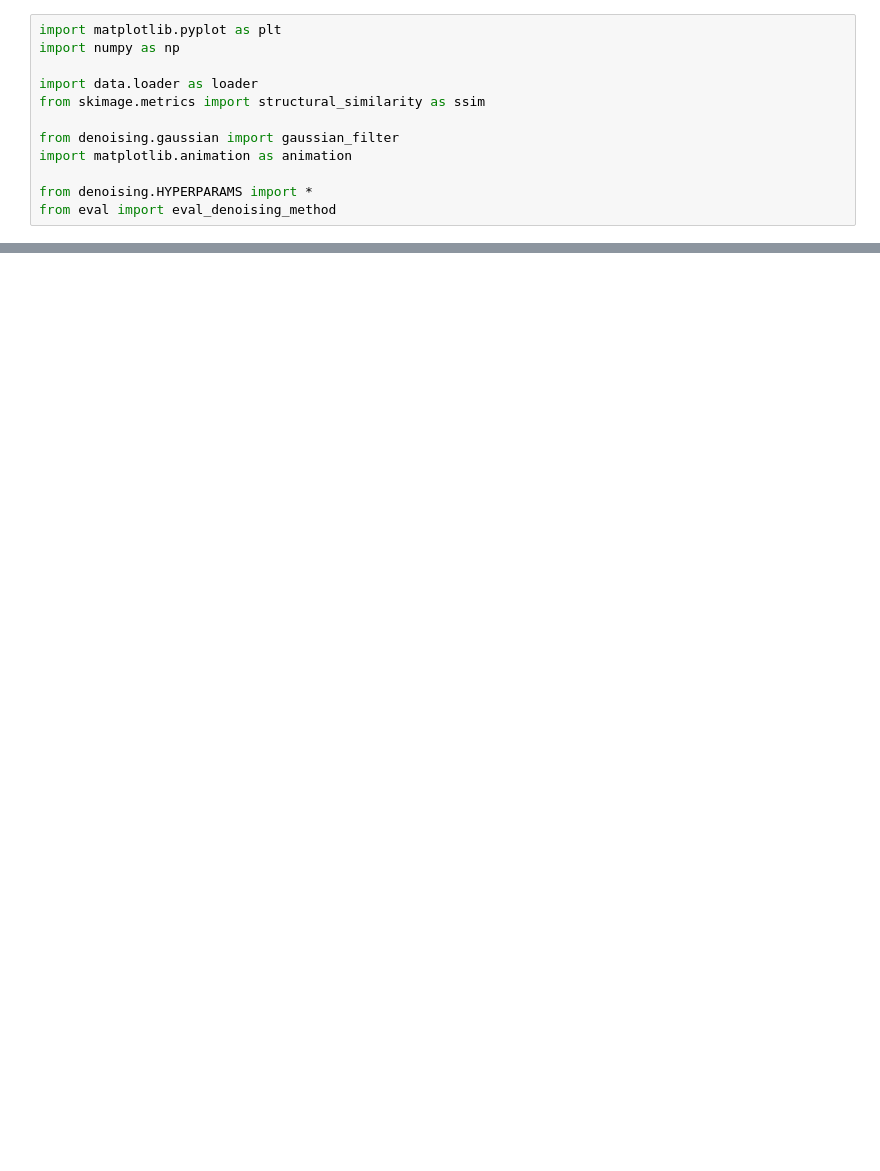
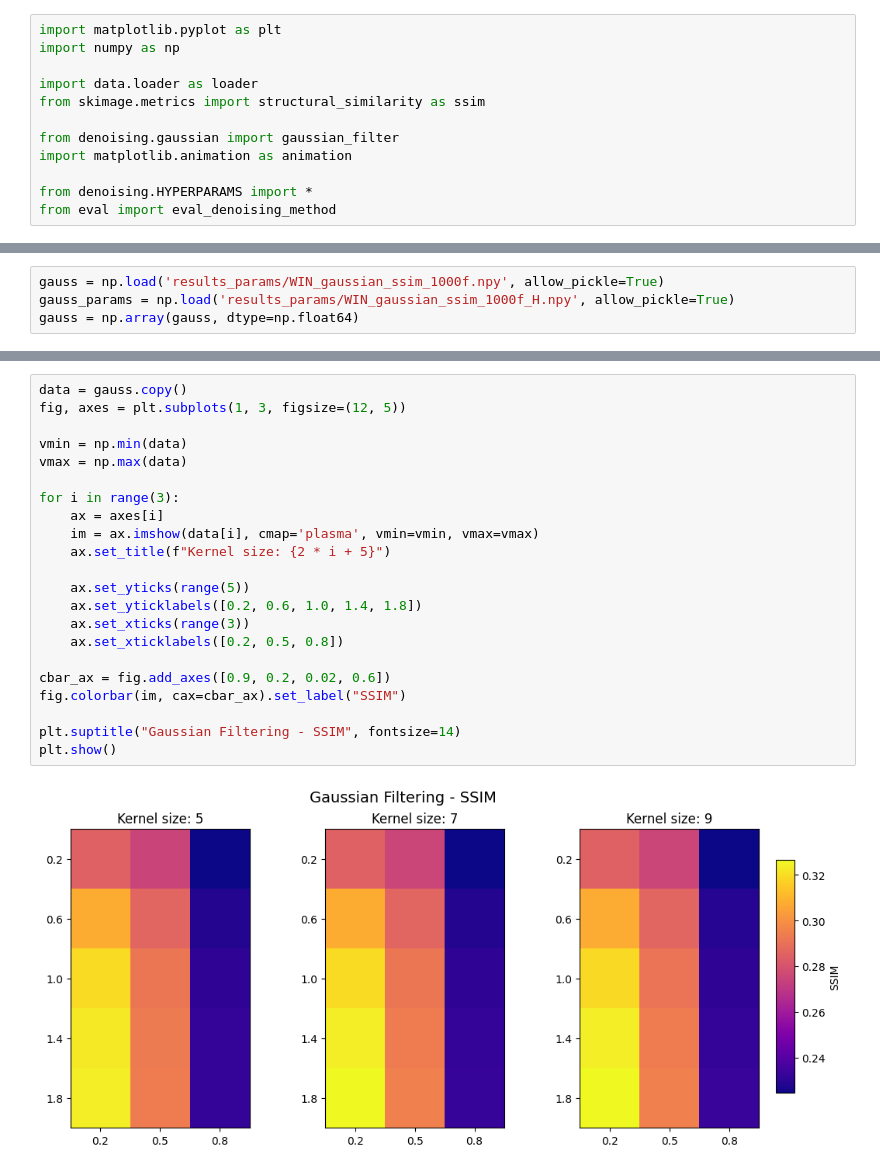
Before and after one commit to Rpplctns/denoising-voltage-imaging-videos, a Jupyter notebook: main.ipynb, the cells around one changed output, grey strips where cells are left out. Cells and saved outputs as stored; diff of their text form; blank space fills up the shorter version.

```diff
--- a/main.ipynb
+++ b/main.ipynb
@@ -73,0 +225,4 @@ array([[[{'kernel_size': 5, 'sigma_xy': 0.5, 'sigma_t': 0.5},
+# %%
+gauss = np.load('results_params/WIN_gaussian_ssim_1000f.npy', allow_pickle=True)
+gauss_params = np.load('results_params/WIN_gaussian_ssim_1000f_H.npy', allow_pickle=True)
+gauss = np.array(gauss, dtype=np.float64)
@@ -73,0 +269,24 @@ array([[[{'kernel_size': 5, 'sigma_xy': 0.5, 'sigma_t': 0.5},
+# %%
+data = gauss.copy()
+fig, axes = plt.subplots(1, 3, figsize=(12, 5))
+
+vmin = np.min(data)
+vmax = np.max(data)
+
+for i in range(3):
+    ax = axes[i]
+    im = ax.imshow(data[i], cmap='plasma', vmin=vmin, vmax=vmax)
+    ax.set_title(f"Kernel size: {2 * i + 5}")
+
+    ax.set_yticks(range(5))
+    ax.set_yticklabels([0.2, 0.6, 1.0, 1.4, 1.8])
+    ax.set_xticks(range(3))
+    ax.set_xticklabels([0.2, 0.5, 0.8])
+
+cbar_ax = fig.add_axes([0.9, 0.2, 0.02, 0.6])
+fig.colorbar(im, cax=cbar_ax).set_label("SSIM")
+
+plt.suptitle("Gaussian Filtering - SSIM", fontsize=14)
+plt.show()
+# %% [output]
+[figure, added]
```
Also changed, not shown: parts of 21 cells of this notebook, 2 other files.
